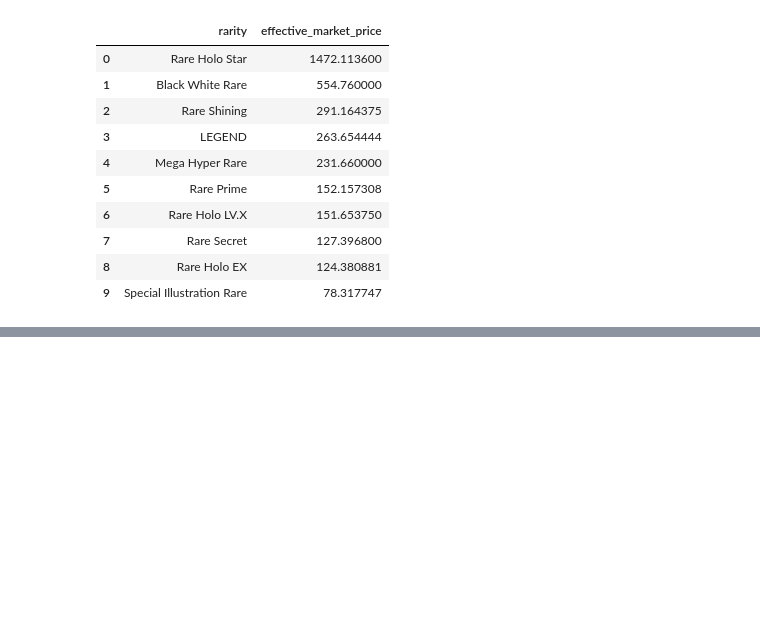
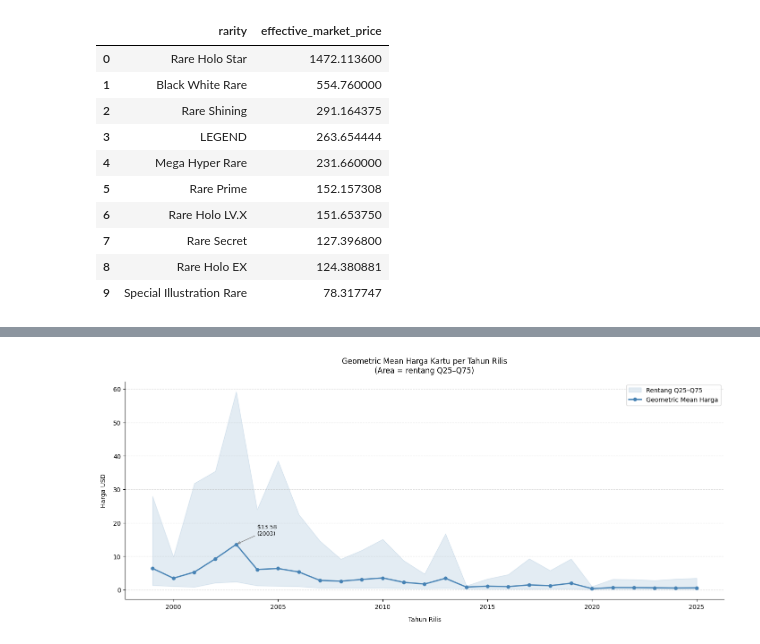
Before and after one commit to Bejochan/pokemon-card-value-analytic-tool, a Jupyter notebook: backend/notebooks/analitik_harga_kartu_pokemon.ipynb, the cells around one changed output, grey strips where cells are left out. Cells and saved outputs as stored; diff of their text form; code cells hidden in the pictures; blank space fills up the shorter version.

```diff
--- a/backend/notebooks/analitik_harga_kartu_pokemon.ipynb
+++ b/backend/notebooks/analitik_harga_kartu_pokemon.ipynb
@@ -110,0 +507,51 @@ Passing `palette` without assigning `hue` is deprecated and will be removed in v
+# %%
+# ── Akademik: Geometric Mean harga per tahun rilis ───────────────────
+year_geo = (
+    df.dropna(subset=["release_year", "effective_market_price"])
+    .query("effective_market_price > 0")
+    .groupby("release_year")["effective_market_price"]
+    .agg(
+        geo_mean=lambda x: np.exp(np.log(x).mean()),
+        q25=lambda x: x.quantile(0.25),
+        q75=lambda x: x.quantile(0.75),
+        count="count"
+    )
+    .reset_index()
+)
+
+fig, ax = plt.subplots(figsize=(14, 6), constrained_layout=True)
+
+# Confidence band Q25–Q75
+ax.fill_between(
+    year_geo["release_year"],
+    year_geo["q25"], year_geo["q75"],
+    alpha=0.15, color="steelblue", label="Rentang Q25–Q75"
+)
+
+# Geometric mean line
+ax.plot(
+    year_geo["release_year"], year_geo["geo_mean"],
+    marker="o", color="steelblue", linewidth=2, markersize=5,
+    label="Geometric Mean Harga"
+)
+
+ax.set_title("Geometric Mean Harga Kartu per Tahun Rilis\n(Area = rentang Q25–Q75)", pad=14)
+ax.set_xlabel("Tahun Rilis", labelpad=10)
+ax.set_ylabel("Harga USD", labelpad=10)
+ax.legend()
+ax.grid(axis="y", linestyle="--", alpha=0.4)
+ax.spines[["top", "right"]].set_visible(False)
+
+# Annotasi kartu terbanyak
+peak = year_geo.loc[year_geo["geo_mean"].idxmax()]
+ax.annotate(
+    f"${peak['geo_mean']:.2f}\n({int(peak['release_year'])})",
+    xy=(peak["release_year"], peak["geo_mean"]),
+    xytext=(peak["release_year"] + 1, peak["geo_mean"] * 1.2),
+    arrowprops=dict(arrowstyle="->", color="gray"),
+    fontsize=9
+)
+
+plt.show()
+# %% [output]
+[figure, added]
```
Also changed, not shown: parts of 27 cells of this notebook, 1 other file.
